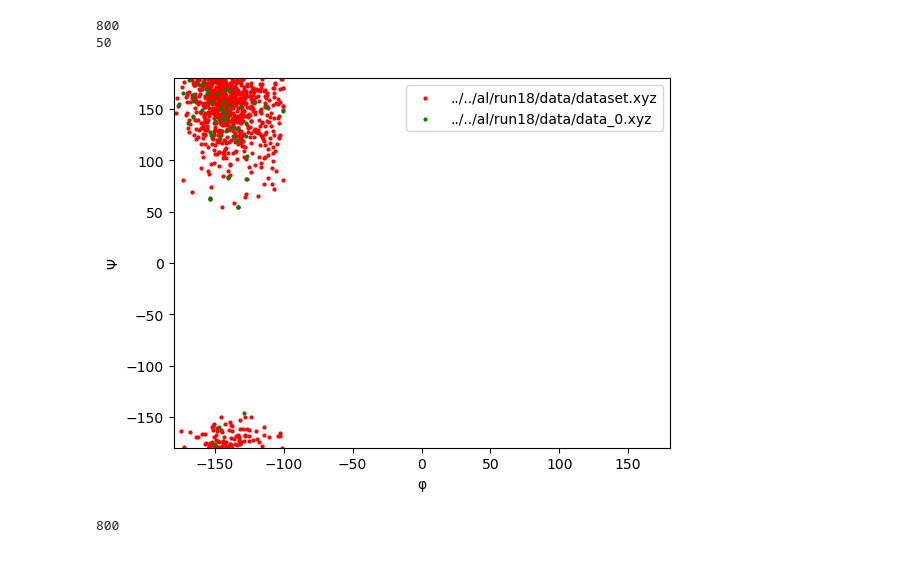
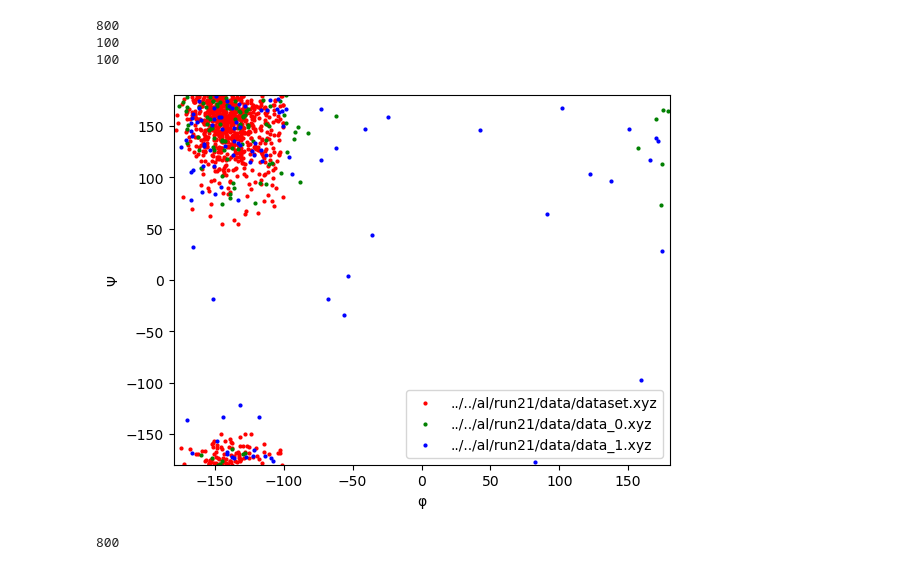
Before and after one commit to balu1029/gnn_uncertainty, a Jupyter notebook: datasets/helper/cv_visualizer.ipynb, the cells around one changed output. Cells and saved outputs as stored; diff of their text form; code cells hidden in the pictures.

```diff
--- a/datasets/helper/cv_visualizer.ipynb
+++ b/datasets/helper/cv_visualizer.ipynb
@@ -190,13 +190,15 @@ def multi_scatter(paths):
     plt.show()
 # %%
 
-path = "../../al/run18/data/dataset.xyz"
+path1 = "../../al/run18/data/dataset.xyz"
 path2 = "../../al/run18/data/data_0.xyz"
-multi_scatter([path, path2])
+paths = ["../../al/run21/data/dataset.xyz", "../../al/run21/data/data_0.xyz", "../../al/run21/data/data_1.xyz"]
+multi_scatter(paths[:])
 # %% [output]
 800
-50
+100
+100
-[figure, old version]
+[figure, new version]
 # %%
 path = "../../al/run18/data/dataset.xyz"
 single_scatter(path)
```
Also changed, not shown: 39 other files.
